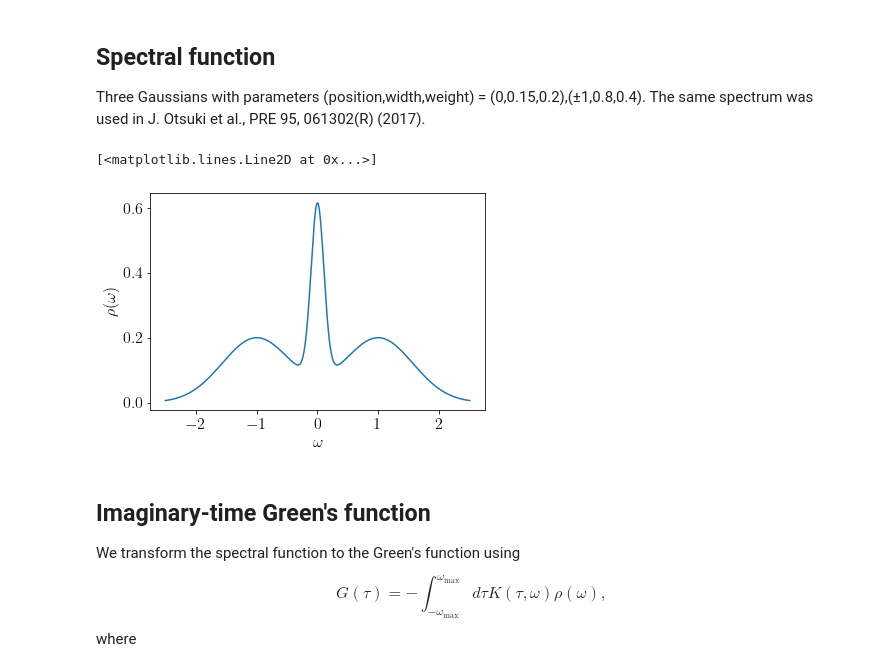
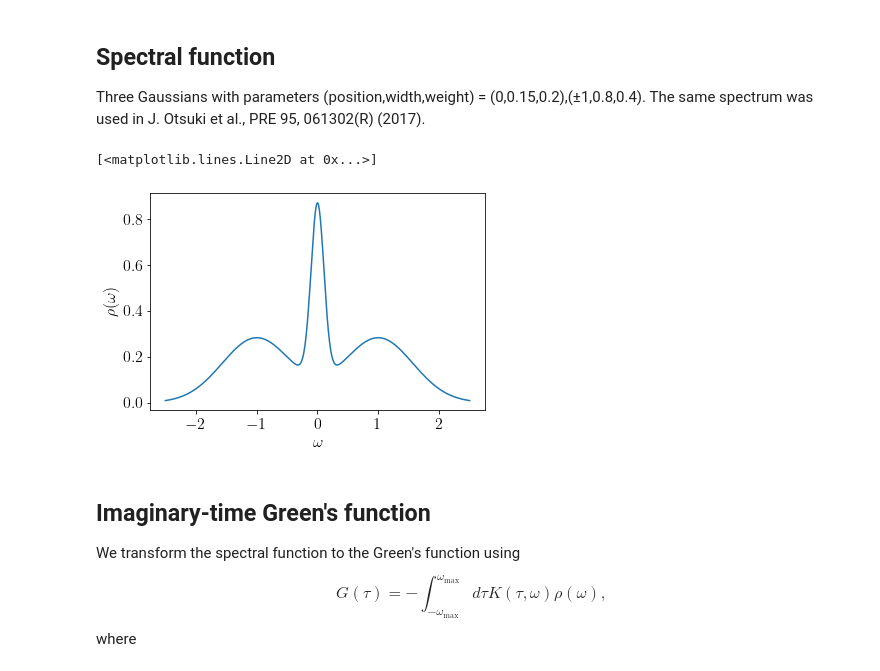
Before and after one commit to shinaoka/numerical_recipes_many_body_physics, a Jupyter notebook: section5.ipynb, the cells around one changed output. Saved outputs shown, nothing was run; the diff lists cells and outputs as text; code cells hidden in the pictures.

```diff
--- a/section5.ipynb
+++ b/section5.ipynb
@@ -16,18 +16,18 @@ plt.rcParams.update({
 Three Gaussians with parameters (position,width,weight) = (0,0.15,0.2),(±1,0.8,0.4).
 The same spectrum was used in J. Otsuki et al., PRE 95, 061302(R) (2017).
 # %%
-gaussian = lambda x, mu, sigma: np.exp(-((x-mu)/sigma)**2)/(np.sqrt(2*np.pi)*sigma)
+gaussian = lambda x, mu, sigma: np.exp(-((x-mu)/sigma)**2)/(np.sqrt(np.pi)*sigma)
 
 rho = lambda omega: 0.2*gaussian(omega, 0.0, 0.15) + \
     0.4*gaussian(omega, 1.0, 0.8) + 0.4*gaussian(omega, -1.0, 0.8)
 
 omegas = np.linspace(-2.5, 2.5, 1000)
 plt.xlabel(r'$\omega$')
 plt.ylabel(r'$\rho(\omega)$')
 plt.plot(omegas, rho(omegas))
 # %% [output]
 [<matplotlib.lines.Line2D at 0x...>]
-[figure, old version]
+[figure, new version]
 # %% [markdown]
 ## Imaginary-time Green's function
 
```
Also changed, not shown: parts of 8 cells of this notebook, 5 other files.
